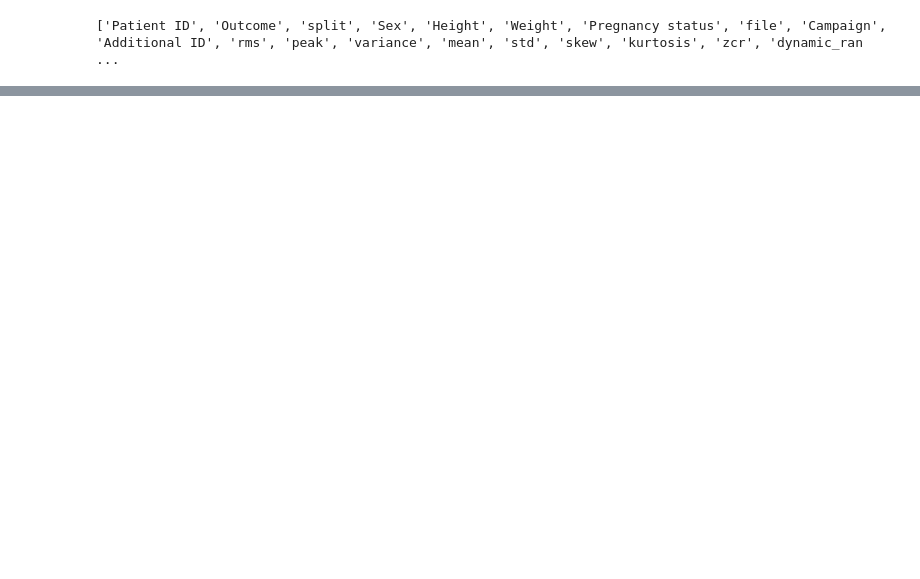
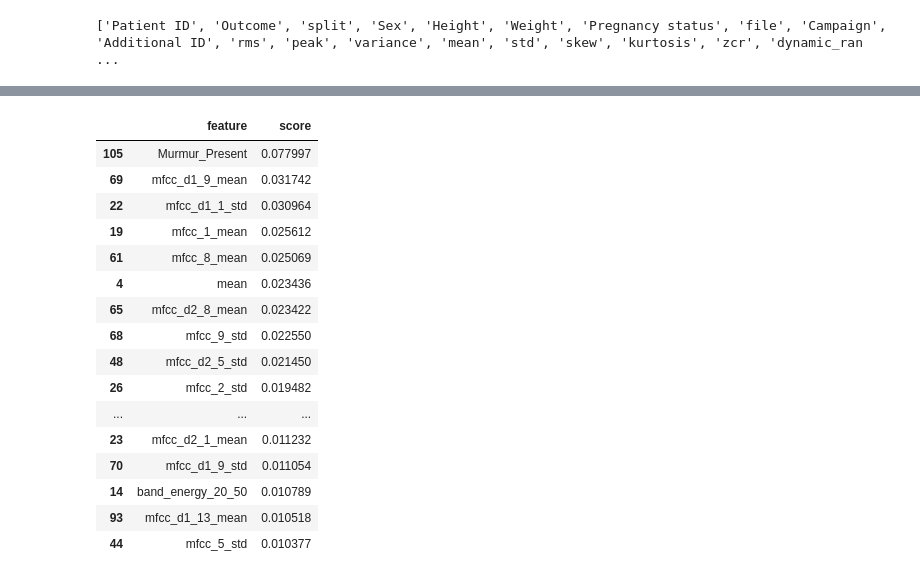
Before and after one commit to Malekos74/CaCOM-HeartWISE, a Jupyter notebook: src/models/deep_learning/mlp.ipynb, the cells around one changed output, grey strips where cells are left out. Saved outputs shown, nothing was run; the diff lists cells and outputs as text; code cells hidden in the pictures; blank space fills up the shorter version.

```diff
--- a/src/models/deep_learning/mlp.ipynb
+++ b/src/models/deep_learning/mlp.ipynb
@@ -130,3 +237,45 @@ y_test_tensor = torch.tensor(
+# %%
+# Rank features using Mutual Info
+
+from sklearn.feature_selection import (
+    mutual_info_classif
+)
+
+mi_scores = mutual_info_classif(
+    X_train_df,
+    y_train,
+    random_state=42
+)
+
+feature_ranking = pd.DataFrame({
+    "feature": X_train_df.columns,
+    "score": mi_scores
+})
+
+feature_ranking = feature_ranking.sort_values(
+    "score",
+    ascending=False
+)
+
+display(feature_ranking.head(30))
+# %% [output]
+|  | feature | score |
+| 105 | Murmur_Present | 0.077997 |
+| 69 | mfcc_d1_9_mean | 0.031742 |
+| 22 | mfcc_d1_1_std | 0.030964 |
+| 19 | mfcc_1_mean | 0.025612 |
+| 61 | mfcc_8_mean | 0.025069 |
+| 4 | mean | 0.023436 |
+| 65 | mfcc_d2_8_mean | 0.023422 |
+| 68 | mfcc_9_std | 0.022550 |
+| 48 | mfcc_d2_5_std | 0.021450 |
+| 26 | mfcc_2_std | 0.019482 |
+| ... | ... | ... |
+| 23 | mfcc_d2_1_mean | 0.011232 |
+| 70 | mfcc_d1_9_std | 0.011054 |
+| 14 | band_energy_20_50 | 0.010789 |
+| 93 | mfcc_d1_13_mean | 0.010518 |
+| 44 | mfcc_5_std | 0.010377 |
 # %%
 import torch.nn as nn
 
```
Also changed, not shown: parts of 19 cells of this notebook.
